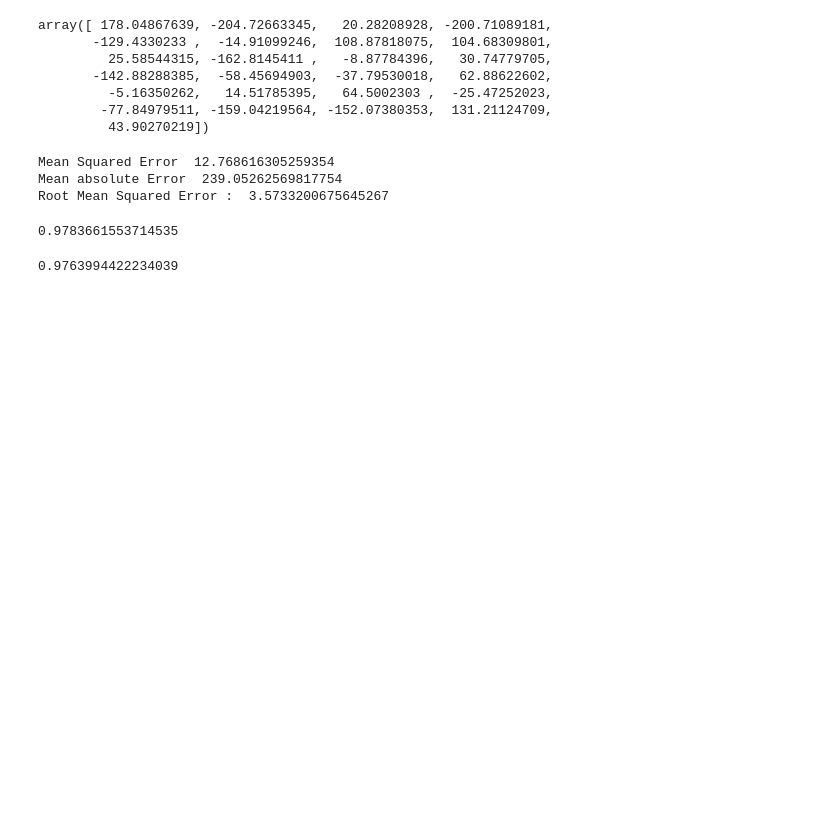
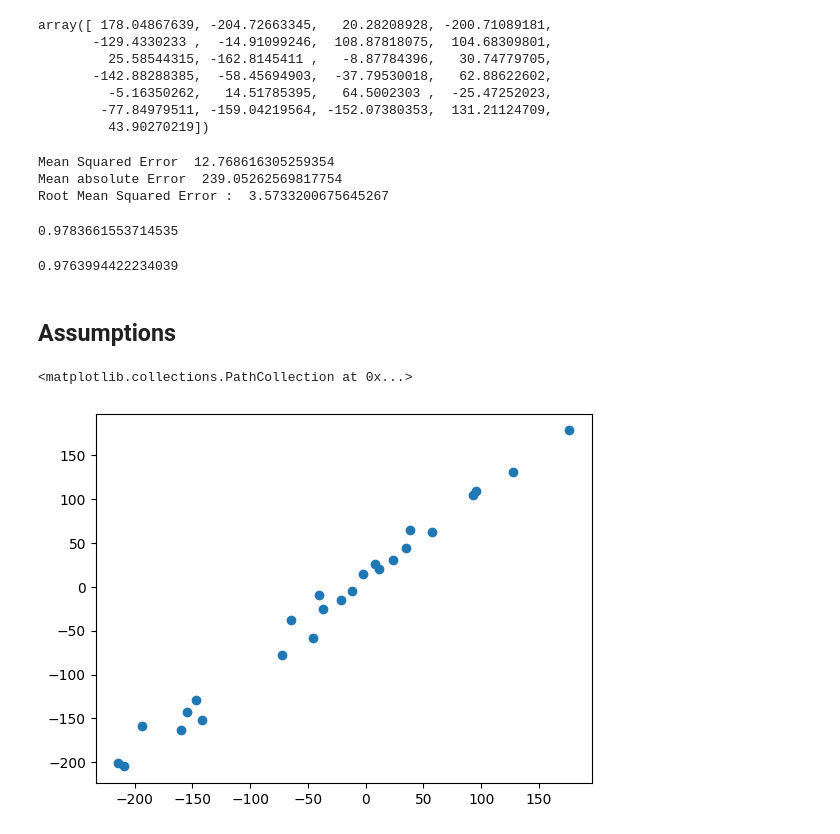
Before and after one commit to Kiritiaajd/MACHINE_LEARNING, a Jupyter notebook: MachineLearningAlgorithms/LineraRegression/MultipleLinearRegression.ipynb, the cells around one changed output. Saved outputs shown, nothing was run; the diff lists cells and outputs as text; code cells hidden in the pictures; blank space fills up the shorter version.

```diff
--- a/MachineLearningAlgorithms/LineraRegression/MultipleLinearRegression.ipynb
+++ b/MachineLearningAlgorithms/LineraRegression/MultipleLinearRegression.ipynb
@@ -180,3 +180,10 @@ print(score)
 1 - (1 - score)* (len(y_test) -1 )/(len(y_test) - X_test.shape[1]-1)
 # %% [output]
 0.9763994422234039
+# %% [markdown]
+## Assumptions
+# %%
+plt.scatter(y_test , y_pred)
+# %% [output]
+<matplotlib.collections.PathCollection at 0x...>
+[figure, added]
```
Also changed, not shown: parts of 7 cells of this notebook.
